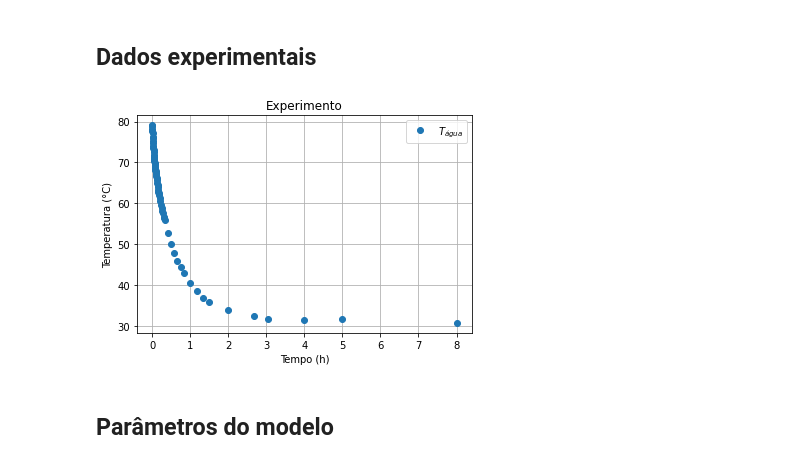
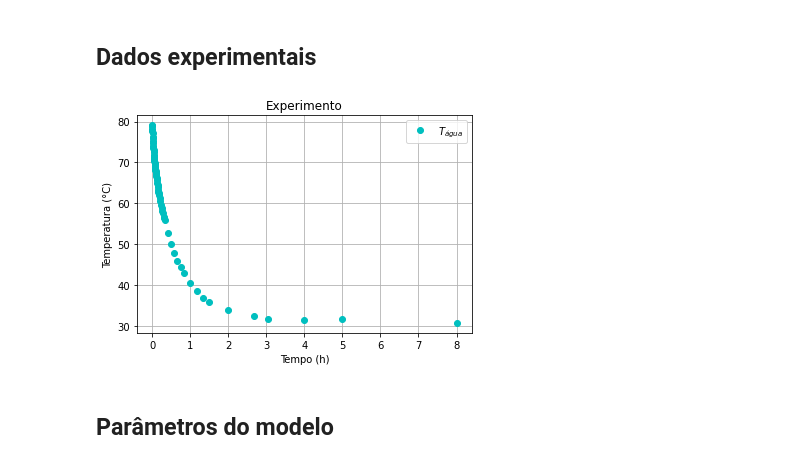
Before and after one commit to pedroivoal/Modsim-P2, a Jupyter notebook: arq3.ipynb, the cells around one changed output. Saved outputs shown, nothing was run; the diff lists cells and outputs as text; code cells hidden in the pictures.

```diff
--- a/arq3.ipynb
+++ b/arq3.ipynb
@@ -15,19 +15,19 @@ from math import *
 # %%
 lista_t_exp = [5/3600 ,10/3600 ,20/3600 ,30/3600 ,40/3600 ,50/3600 ,60/3600,75/3600,90/3600,105/3600,120/3600,135/3600,150/3600,165/3600,180/3600,195/3600,210/3600,225/3600,240/3600,255/3600,270/3600,285/3600,300/3600,315/3600,330/3600,345/3600,360/3600,390/3600,420/3600,450/3600,480/3600,510/3600,540/3600,570/3600,600/3600,630/3600,660/3600,720/3600,780/3600,840/3600,900/3600,960/3600,1020/3600,1080/3600,1140/3600,1200/3600,1500/3600,1800/3600,2100/3600,2400/3600,2700/3600,3000/3600,3600/3600,4200/3600,4800/3600,5400/3600,7200/3600,9600/3600,10920/3600,4,5,8]
 
 lista_Ta_exp = [79.1,78.8,78.3,77.6,77.1,76.3,75.9,75.3,74.7,74.0,73.5,73.0,72.5,71.9,71.4,71.1,70.8,70.3,69.9,69.5,69.4,68.9,68.5,68.1,67.8,67.5,67.1,66.6,66.1,65.6,65.0,64.5,63.9,63.3,62.8,62.5,62.0,61.2,60.5,59.6,58.8,58.1,57.5,56.7,56.4,55.8,52.8,50.1,47.8,45.8,44.4,42.8,40.5,38.5,36.9,35.7,33.8,32.3,31.7,31.5,31.6,30.7]
 
 experimento, ax = plt.subplots()
-plt.plot(lista_t_exp, lista_Ta_exp, 'o', label = '$T_{água}$')
+plt.plot(lista_t_exp, lista_Ta_exp, 'co', label = '$T_{água}$')
 plt.title('Experimento')
 plt.xlabel('Tempo (h)')
 plt.ylabel('Temperatura (°C)')
 plt.legend()
 plt.grid(True)
 plt.show()
 experimento.savefig('1.Experimento.png',  format = 'png', dpi = 1200)
 # %% [output]
-[figure, old version]
+[figure, new version]
 # %% [markdown]
 ## Parâmetros do modelo
 # %%
```
